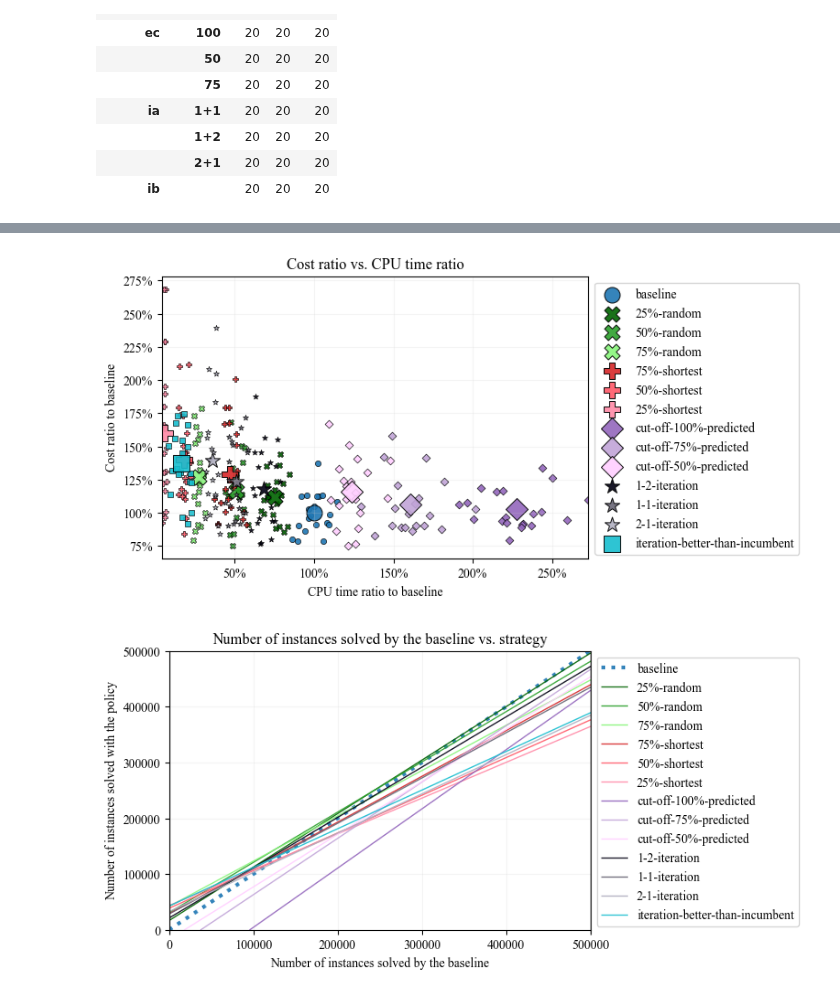
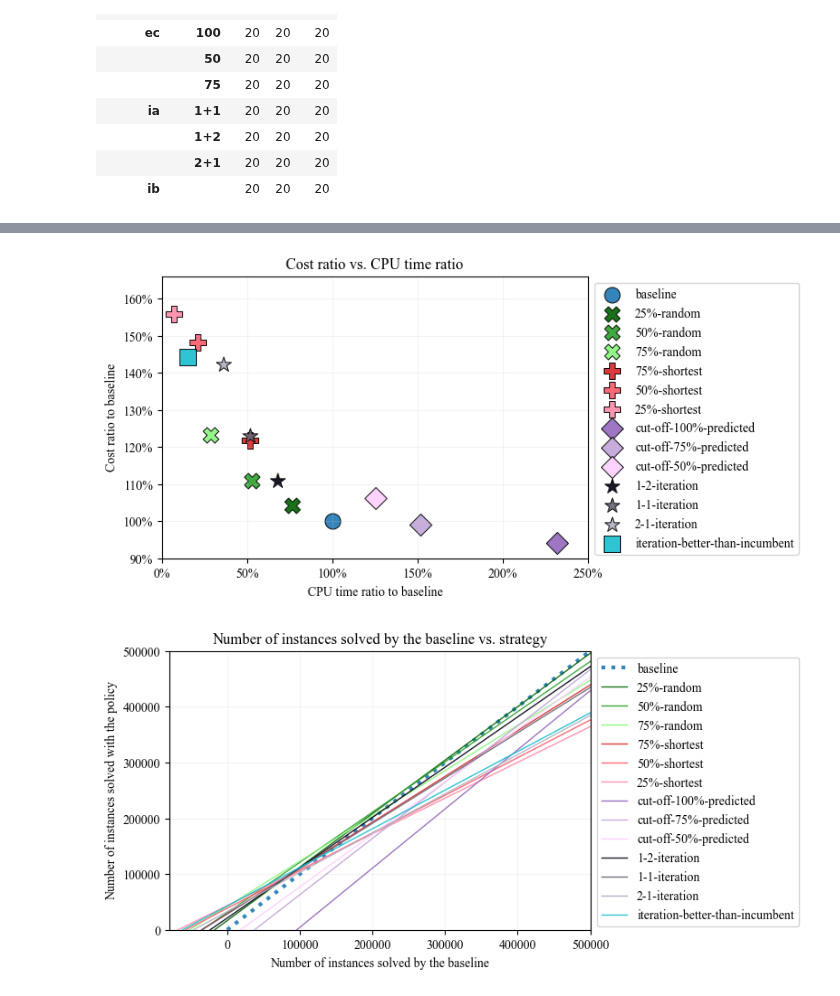
Before and after one commit to zakrzewow/raw-algorithm-portfolios, a Jupyter notebook: results.ipynb, the cells around one changed output, grey strips where cells are left out. Saved outputs shown, nothing was run; the diff lists cells and outputs as text; code cells hidden in the pictures.

```diff
--- a/results.ipynb
+++ b/results.ipynb
@@ -242,36 +242,36 @@ def plot_cost_vs_cpu_time_ratio(df, df_agg, plot_all=False):
                 edgecolor="black",
             )
         plt.scatter(
             row["cpu_time_ratio_to_baseline"],
             row["cost_ratio_to_baseline"],
             s=150,
             alpha=0.9,
             color=COLORS[(policy, parg)],
             marker=MARKERS[policy],
             linewidths=0.75,
             edgecolor="black",
             label=LABELS[(policy, parg)],
         )
 
     ax.xaxis.set_major_formatter(mtick.PercentFormatter(xmax=1, decimals=0))
     ax.yaxis.set_major_formatter(mtick.PercentFormatter(xmax=1, decimals=0))
 
     plt.legend(bbox_to_anchor=(1, 1), loc='upper left')
     plt.xlabel("CPU time ratio to baseline")
     plt.ylabel("Cost ratio to baseline")
     if not plot_all:
         plt.xlim(0, 2.5)
         plt.ylim(0.9, 1.66)
     plt.title("Cost ratio vs. CPU time ratio")
     return fig, ax
 
-# fig, ax = plot_cost_vs_cpu_time_ratio(df25, df25_agg, plot_all=True)
+fig, ax = plot_cost_vs_cpu_time_ratio(df25, df25_agg, plot_all=False)
 # fig, ax = plot_cost_vs_cpu_time_ratio(df100, df100_agg, plot_all=True)
-fig, ax = plot_cost_vs_cpu_time_ratio(df250, df250_agg, plot_all=True)
+# fig, ax = plot_cost_vs_cpu_time_ratio(df250, df250_agg, plot_all=True)
 # plt.savefig("fig.png", dpi=300, bbox_inches="tight")
 plt.show()
 # %% [output]
-[figure, old version]
+[figure, new version]
 # %%
 def plot_lines(df_agg, lim):
     fig, ax = plt.subplots(figsize=(6, 4))
@@ -292,7 +292,7 @@ def plot_lines(df_agg, lim):
     plt.legend(bbox_to_anchor=(1, 1), loc='upper left')
     plt.xlabel("Number of instances solved by the baseline")
     plt.ylabel("Number of instances solved with the policy")
-    plt.xlim(0, lim)
+    plt.xlim(-80000, lim)
     plt.ylim(0, lim)
     plt.title("Number of instances solved by the baseline vs. strategy")
     return fig, ax
@@ -302,4 +302,4 @@ fig, ax = plot_lines(df25_agg, 500000)
 # plt.savefig("fig.png", dpi=300, bbox_inches="tight")
 plt.show()
 # %% [output]
-[figure, old version]
+[figure, new version]
```
Also changed, not shown: 5 other files.
